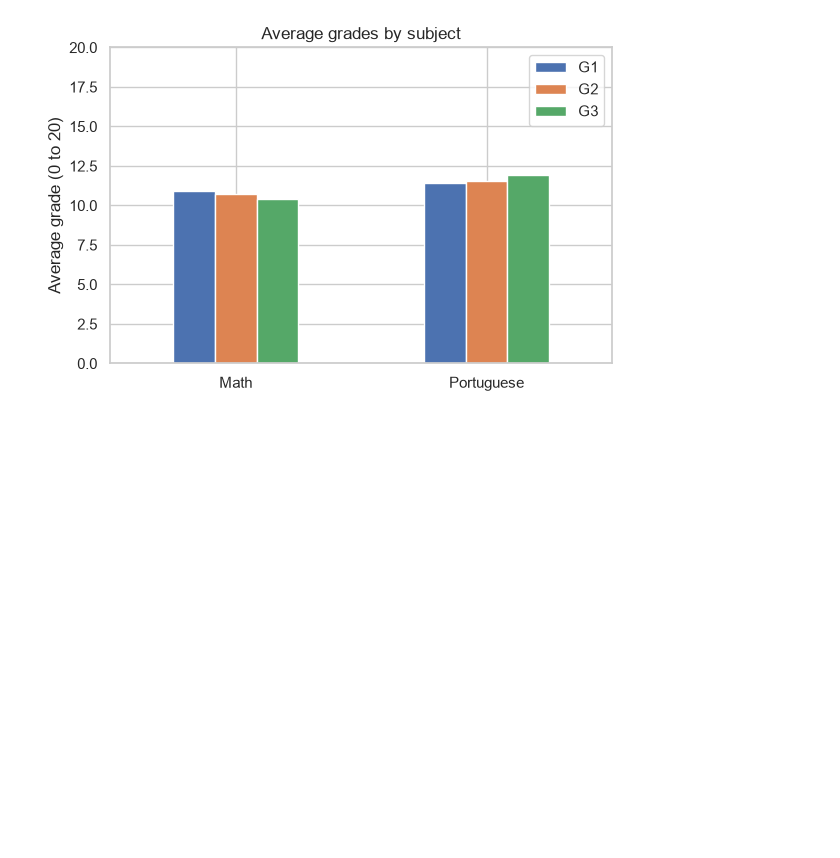
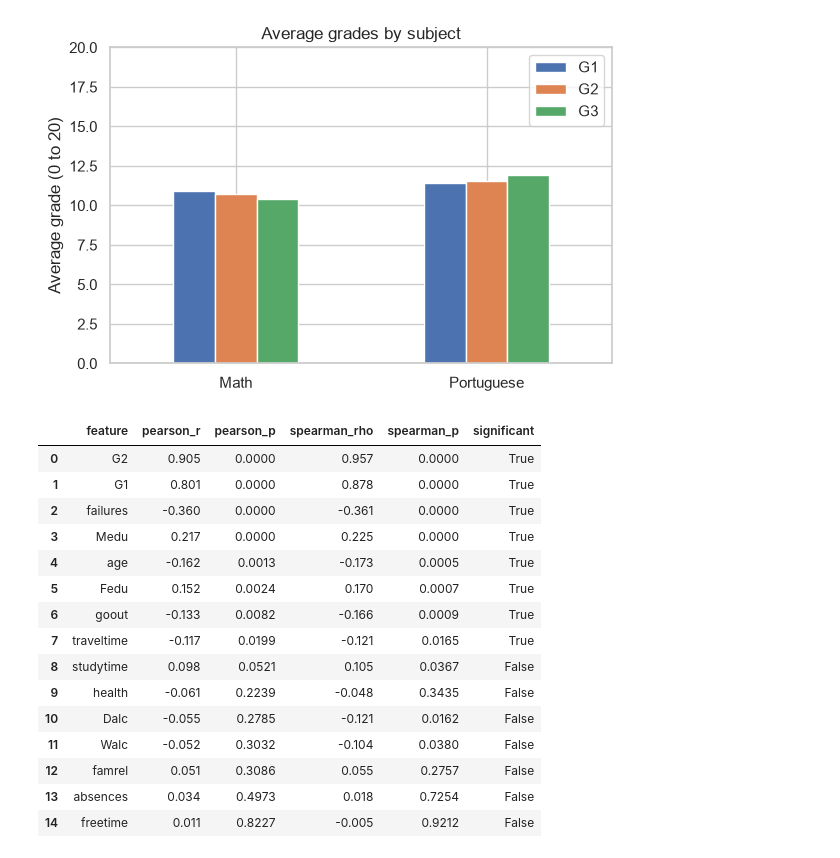
Before and after one commit to prajwal-sv/AI-Learning-Career-Assistant, a Jupyter notebook: notebooks/01_data_analysis.ipynb, the cells around one changed output. Drawn from its saved outputs; the diff is of its cells as text; code cells hidden in the pictures; blank space fills up the shorter version.

Commit message:
docs: add statistical and correlation analysis to notebook

```diff
--- a/notebooks/01_data_analysis.ipynb
+++ b/notebooks/01_data_analysis.ipynb
@@ -220,3 +220,30 @@ plt.show()
 Math        10.91  10.71  10.42
 Portuguese  11.40  11.57  11.91
 [figure]
+# %%
+## Statistical analysis
+# p < 0.05 = unlikely to be chance. It does NOT mean "big" or "causal".
+# Always read the effect size (r, Cohen's d, Cramér's V) next to the p-value.
+
+
+from aislca.analytics import stat_tests
+
+corr_table = stat_tests.correlation_tests(mat)
+corr_table
+# %% [output]
+|  | feature | pearson_r | pearson_p | spearman_rho | spearman_p | significant |
+| 0 | G2 | 0.905 | 0.0000 | 0.957 | 0.0000 | True |
+| 1 | G1 | 0.801 | 0.0000 | 0.878 | 0.0000 | True |
+| 2 | failures | -0.360 | 0.0000 | -0.361 | 0.0000 | True |
+| 3 | Medu | 0.217 | 0.0000 | 0.225 | 0.0000 | True |
+| 4 | age | -0.162 | 0.0013 | -0.173 | 0.0005 | True |
+| 5 | Fedu | 0.152 | 0.0024 | 0.170 | 0.0007 | True |
+| 6 | goout | -0.133 | 0.0082 | -0.166 | 0.0009 | True |
+| 7 | traveltime | -0.117 | 0.0199 | -0.121 | 0.0165 | True |
+| 8 | studytime | 0.098 | 0.0521 | 0.105 | 0.0367 | False |
+| 9 | health | -0.061 | 0.2239 | -0.048 | 0.3435 | False |
+| 10 | Dalc | -0.055 | 0.2785 | -0.121 | 0.0162 | False |
+| 11 | Walc | -0.052 | 0.3032 | -0.104 | 0.0380 | False |
+| 12 | famrel | 0.051 | 0.3086 | 0.055 | 0.2757 | False |
+| 13 | absences | 0.034 | 0.4973 | 0.018 | 0.7254 | False |
+| 14 | freetime | 0.011 | 0.8227 | -0.005 | 0.9212 | False |
```
Also changed, not shown: parts of 4 cells of this notebook.
